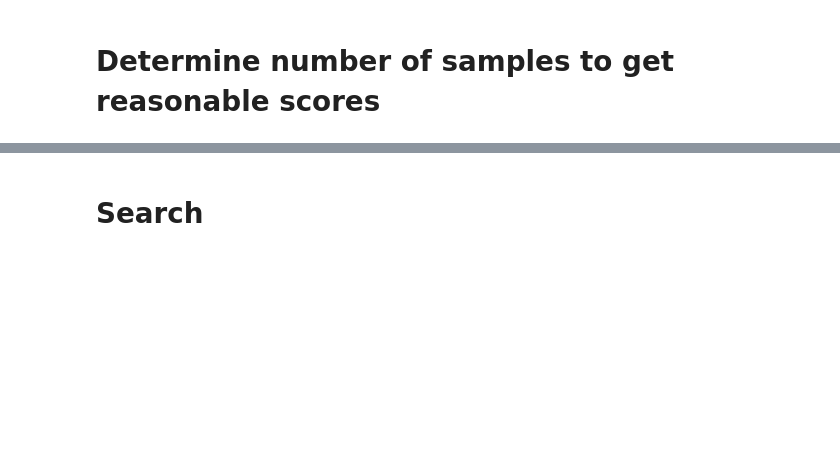
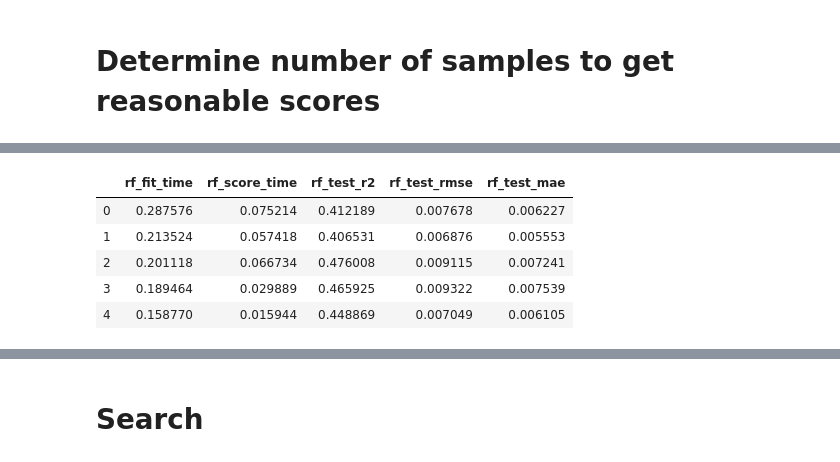
Before and after one commit to mbardwell/masters-simapprox, a Jupyter notebook: smart-sim/simhandler/ieee-13_approximating-with-RF.ipynb, the cells around one changed output, grey strips where cells are left out. Saved outputs shown, nothing was run; the diff lists cells and outputs as text; code cells hidden in the pictures; blank space fills up the shorter version.

```diff
--- a/smart-sim/simhandler/ieee-13_approximating-with-RF.ipynb
+++ b/smart-sim/simhandler/ieee-13_approximating-with-RF.ipynb
@@ -547,0 +603,81 @@ KeyboardInterrupt:
+# %%
+# cell works, may just be commented out because it is an expensive process and user can just skip to grid search
+rf_xval_scores = []
+linear_xval_scores = []
+for i, n_samples in enumerate([100, 1000, 10000, 100000]):
+    current_iteration = i
+
+    n_training_samples = int(n_samples*(80/100))
+    X_train, y_train, X_val, y_val = set_data_size(n_samples, n_training_samples)
+    # remove bad label
+    y_train = y_train.T[1:].T
+    y_val = y_val.T[1:].T
+
+    print("\n\nRun: ", current_iteration)
+    print("n_training_samples: ", n_training_samples)
+    print("n_validation_samples: ", n_samples-n_training_samples)
+    print("n_features: ", X_train.shape[1])
+    print("n_labels: ", y_train.shape[1])
+
+    ## rf
+    print("\n\nRF\n\n")
+    time_start = time.time()
+    rf_xval_scores.append(cross_validate(rf,
+                                         X_train,
+                                         y_train,
+                                         cv=5,
+                                         n_jobs=-1,
+                                         scoring={"r2": make_scorer(r2_score),
+                                                  "rmse": make_scorer(rmse),
+                                                  "mae": make_scorer(mae)}))
+    time_rf = time.time()
+    print("cross validation training time {:.5}".format(time_rf-time_start))
+    print("cross validation training scores: ")
+    rf_results = pd.DataFrame(rf_xval_scores[current_iteration])
+    rf_results.columns = ["rf_"+col for col in rf_results.columns]
+    display(rf_results)
+    print("\nmeans: {}\n".format(rf_results.mean()))
+    print("\nstds: {}\n".format(rf_results.std()))
+
+    rf.fit(X_train, y_train)
+    print("non-cross validation model scores for reference:")
+    print("training score: ", r2_score(y_train, rf.predict(X_train)))
+    print("validation score: ", r2_score(y_val, rf.predict(X_val)))
+    print("rmse: ", rmse(rf.predict(X_val), y_val))
+
+
+
+    ## linear regression
+    print("\n\nLINEAR REGRESSION\n\n")
+    time_start = time.time()
+    linear_xval_scores.append(cross_validate(linear,
+                                             X_train,
+                                             y_train,
+                                             cv=5,
+                                             n_jobs=-1,
+                                             scoring={"r2": make_scorer(r2_score),
+                                                      "rmse": make_scorer(rmse),
+                                                      "mae": make_scorer(mae)}))
+
+    time_linear = time.time()
+    print("cross validation training time {:.5}".format(time_linear-time_start))
+    print("cross validation training scores: ")
+    linear_results = pd.DataFrame(linear_xval_scores[current_iteration])
+    linear_results.columns = ["linear_"+col for col in linear_results.columns]
+    display(linear_results)
+    print("means: ", linear_results.mean())
+    print("stds: ", linear_results.std())
+
+    linear.fit(X_train, y_train)
+    print("non-cross validation model scores for reference:")
+    print("training score: ", r2_score(y_train, linear.predict(X_train)))
+    print("validation score: ", r2_score(y_val, linear.predict(X_val)))
+    print("rmse: ", rmse(linear.predict(X_val), y_val))
+
+    ## model statistics
+    datetimestamp = datetime.datetime.now().strftime("%Y-%m-%d-%H-%M")
+    results_to_save = rf_results.join(linear_results).round(3)
+    results_to_save.to_csv(path_to_powerflow_data +
+                           "/results/approximating_with_rf_results-{}_samples-{}-without_badlabel.csv".format(n_samples,
+                                                                                                              datetimestamp))
+# %% [output]
@@ -547,0 +696,6 @@ KeyboardInterrupt:
+|  | rf_fit_time | rf_score_time | rf_test_r2 | rf_test_rmse | rf_test_mae |
+| 0 | 0.287576 | 0.075214 | 0.412189 | 0.007678 | 0.006227 |
+| 1 | 0.213524 | 0.057418 | 0.406531 | 0.006876 | 0.005553 |
+| 2 | 0.201118 | 0.066734 | 0.476008 | 0.009115 | 0.007241 |
+| 3 | 0.189464 | 0.029889 | 0.465925 | 0.009322 | 0.007539 |
+| 4 | 0.158770 | 0.015944 | 0.448869 | 0.007049 | 0.006105 |
```
Also changed, not shown: parts of 14 cells of this notebook, 22 other files.
